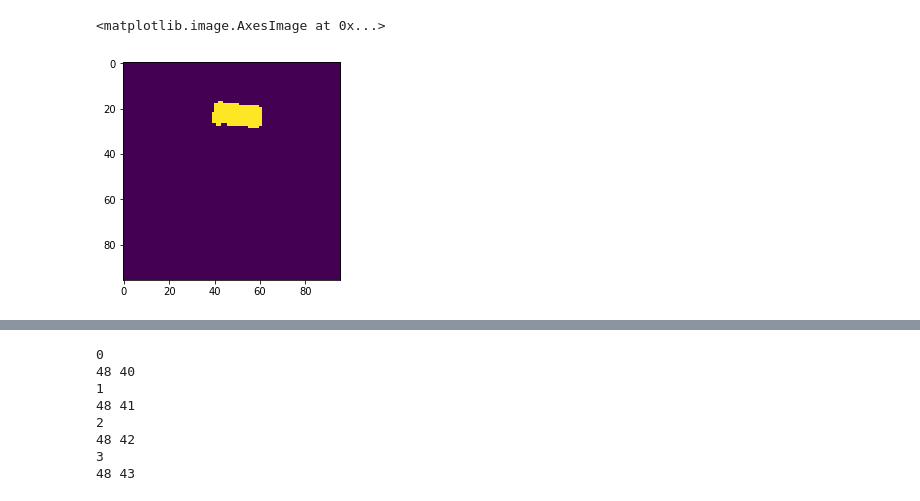
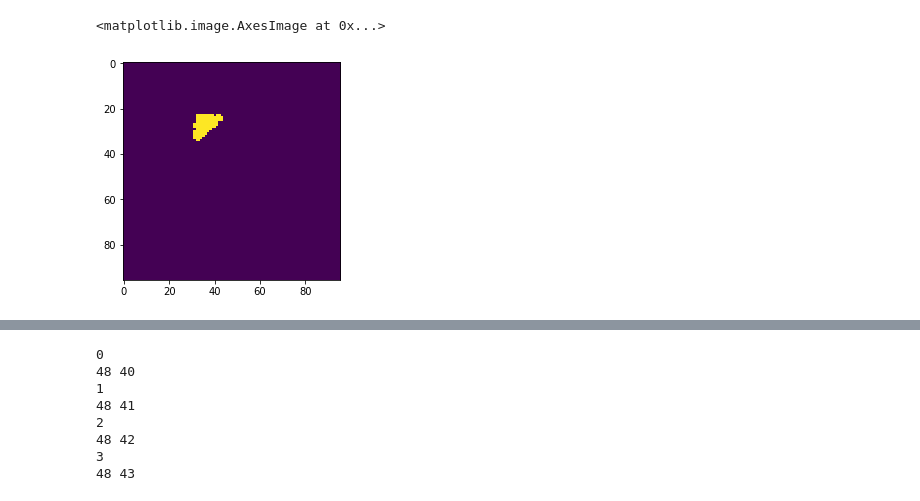
Before and after one commit to hogunkee/ur5_manipulation, a Jupyter notebook: realrobot/test_sdfgcn.ipynb, the cells around one changed output, grey strips where cells are left out. Saved outputs shown, nothing was run; the diff lists cells and outputs as text; code cells hidden in the pictures.

```diff
--- a/realrobot/test_sdfgcn.ipynb
+++ b/realrobot/test_sdfgcn.ipynb
@@ -136,8 +144,8 @@ print(action)
 # %%
-plt.imshow(sdf_st_align[0]>0)
+plt.imshow(sdf_st_align[2]>0)
 # %% [output]
 <matplotlib.image.AxesImage at 0x...>
-[figure, old version]
+[figure, new version]
 # %%
 plt.imshow((sdf_st_align>0).sum(0))
 # %% [output]
```
Also changed, not shown: parts of 17 cells of this notebook, 5 other files.
